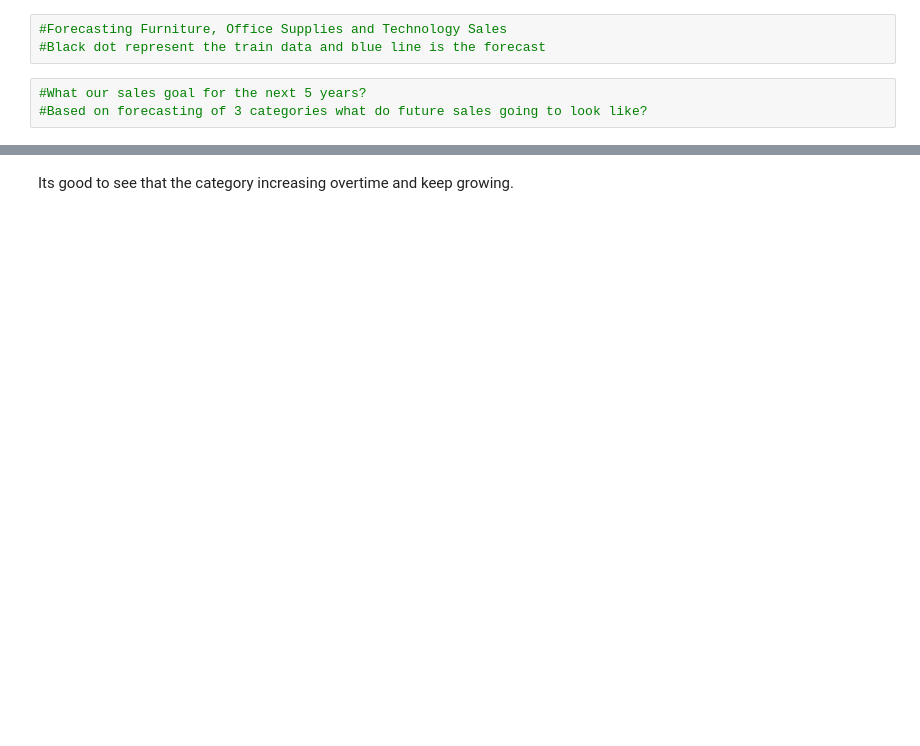
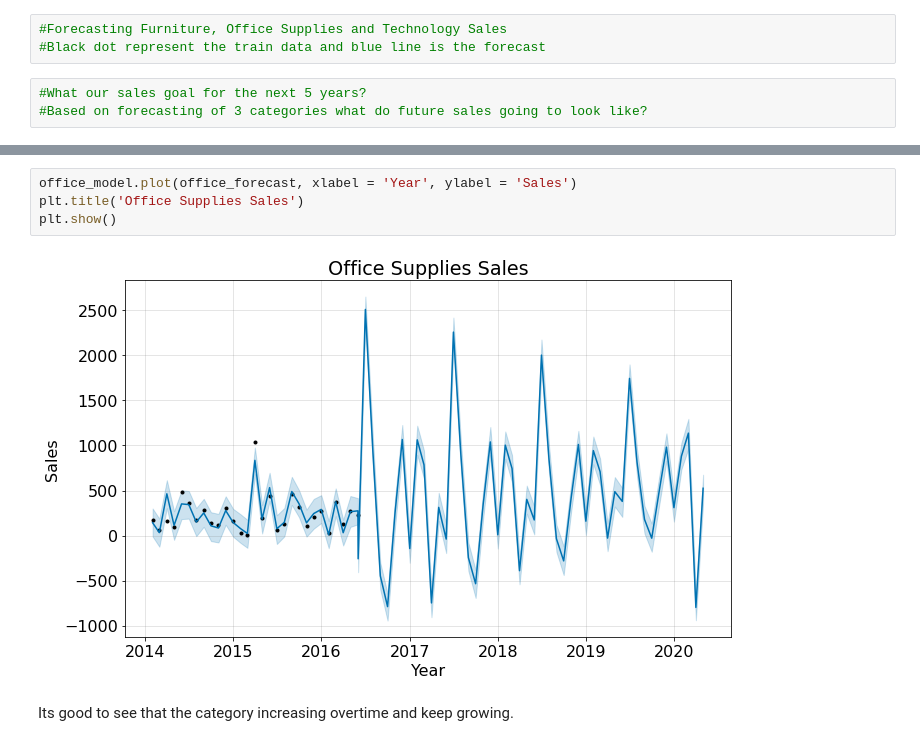
Before and after one commit to Kristofer-Rivera-and-Oliver-Ton/time_series_project, a Jupyter notebook: second_notebook.ipynb, the cells around one changed output, grey strips where cells are left out. Saved outputs shown, nothing was run; the diff lists cells and outputs as text; blank space fills up the shorter version.

```diff
--- a/second_notebook.ipynb
+++ b/second_notebook.ipynb
@@ -353,2 +389,8 @@ plt.show()
+# %%
+office_model.plot(office_forecast, xlabel = 'Year', ylabel = 'Sales')
+plt.title('Office Supplies Sales')
+plt.show()
+# %% [output]
+[figure, added]
 # %% [markdown]
 Its good to see that the category increasing overtime and keep growing.
```
Also changed, not shown: parts of 11 cells of this notebook.
